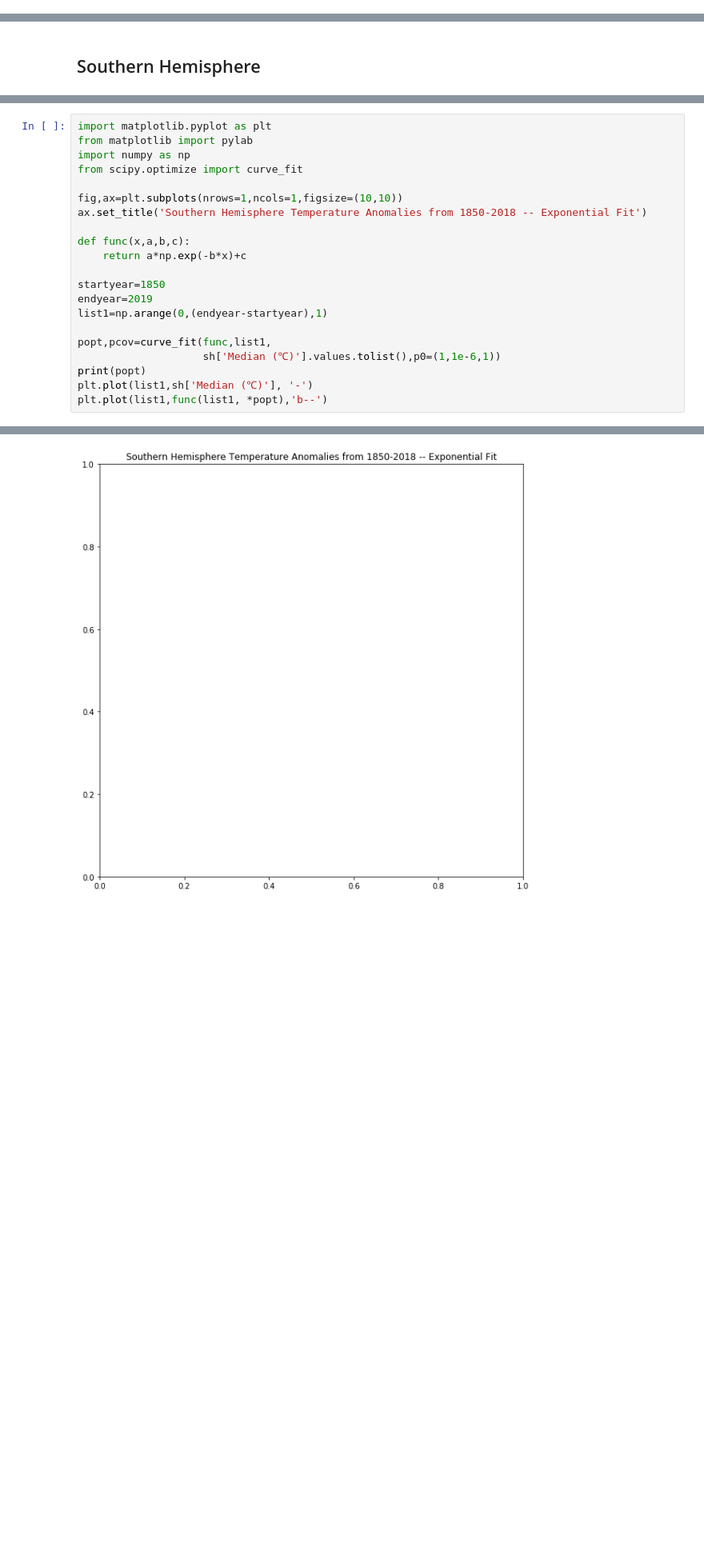
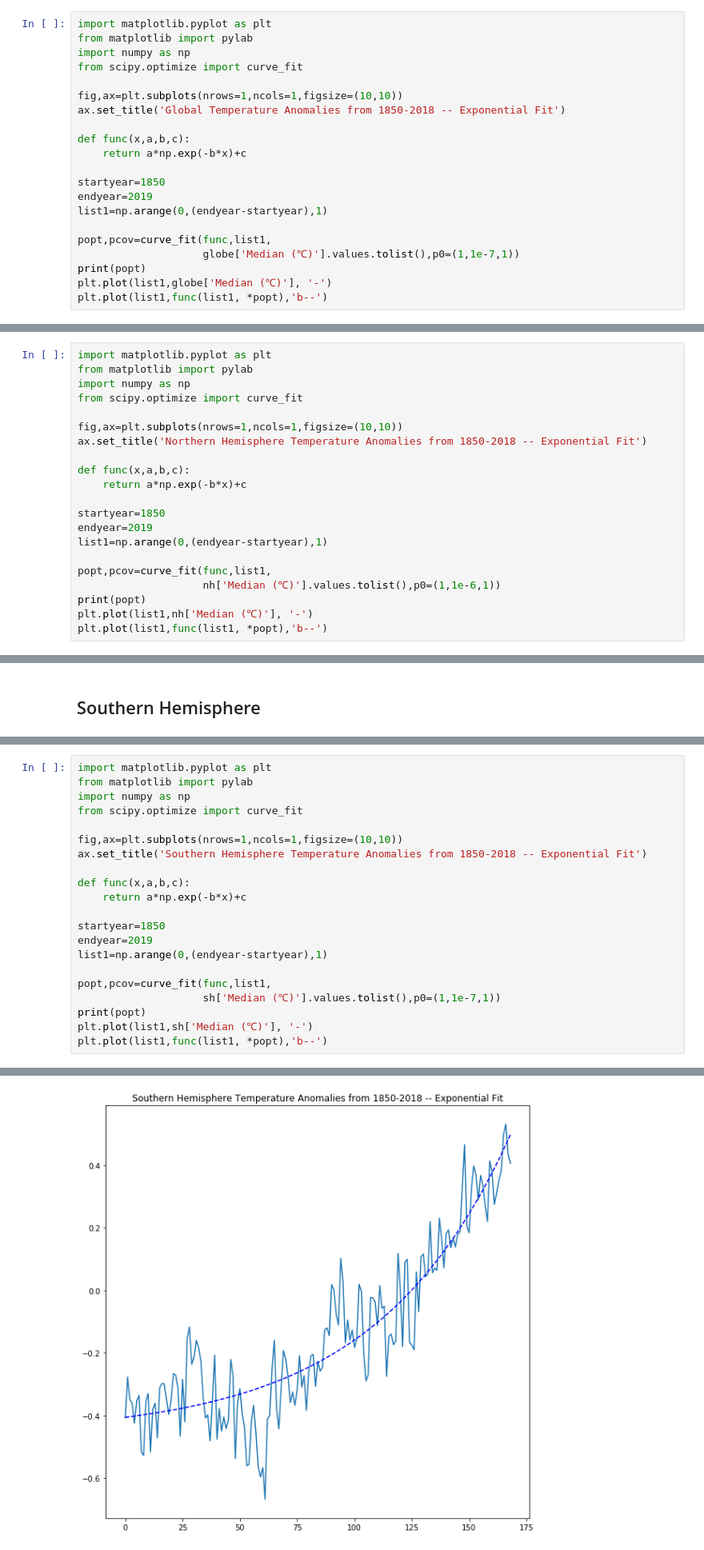
Before and after one commit to laurendiaz/climate-change, a Jupyter notebook: Climate Change Playground.ipynb, the cells around one changed output, grey strips where cells are left out. Shown at 80% size. Drawn from its saved outputs; the diff is of its cells as text; blank space fills up the shorter version.

```diff
--- a/Climate Change Playground.ipynb
+++ b/Climate Change Playground.ipynb
@@ -235,3 +235,24 @@ plt.plot(globe['Year'],globe['Median (℃)'], 'g-')
 # %% [output]
 [<matplotlib.lines.Line2D at 0x...>]
 [figure]
+# %%
+import matplotlib.pyplot as plt
+from matplotlib import pylab
+import numpy as np
+from scipy.optimize import curve_fit
+
+fig,ax=plt.subplots(nrows=1,ncols=1,figsize=(10,10))
+ax.set_title('Global Temperature Anomalies from 1850-2018 -- Exponential Fit')
+
+def func(x,a,b,c):
+    return a*np.exp(-b*x)+c
+
+startyear=1850
+endyear=2019
+list1=np.arange(0,(endyear-startyear),1)
+
+popt,pcov=curve_fit(func,list1,
+                    globe['Median (℃)'].values.tolist(),p0=(1,1e-7,1))
+print(popt)
+plt.plot(list1,globe['Median (℃)'], '-')
+plt.plot(list1,func(list1, *popt),'b--')
@@ -247,3 +281,24 @@ plt.plot(nh['Year'],nh['Median (℃)'], 'g-')
 # %% [output]
 [<matplotlib.lines.Line2D at 0x...>]
 [figure]
+# %%
+import matplotlib.pyplot as plt
+from matplotlib import pylab
+import numpy as np
+from scipy.optimize import curve_fit
+
+fig,ax=plt.subplots(nrows=1,ncols=1,figsize=(10,10))
+ax.set_title('Northern Hemisphere Temperature Anomalies from 1850-2018 -- Exponential Fit')
+
+def func(x,a,b,c):
+    return a*np.exp(-b*x)+c
+
+startyear=1850
+endyear=2019
+list1=np.arange(0,(endyear-startyear),1)
+
+popt,pcov=curve_fit(func,list1,
+                    nh['Median (℃)'].values.tolist(),p0=(1,1e-6,1))
+print(popt)
+plt.plot(list1,nh['Median (℃)'], '-')
+plt.plot(list1,func(list1, *popt),'b--')
@@ -276,7 +344,7 @@ endyear=2019
 list1=np.arange(0,(endyear-startyear),1)
 
 popt,pcov=curve_fit(func,list1,
-                    sh['Median (℃)'].values.tolist(),p0=(1,1e-6,1))
+                    sh['Median (℃)'].values.tolist(),p0=(1,1e-7,1))
 print(popt)
 plt.plot(list1,sh['Median (℃)'], '-')
 plt.plot(list1,func(list1, *popt),'b--')
@@ -285 +354 @@ RuntimeError: Optimal parameters not found: Number of calls to function has reac
-[figure, old version]
+[figure, new version]
```
Also changed, not shown: parts of 9 cells of this notebook.
